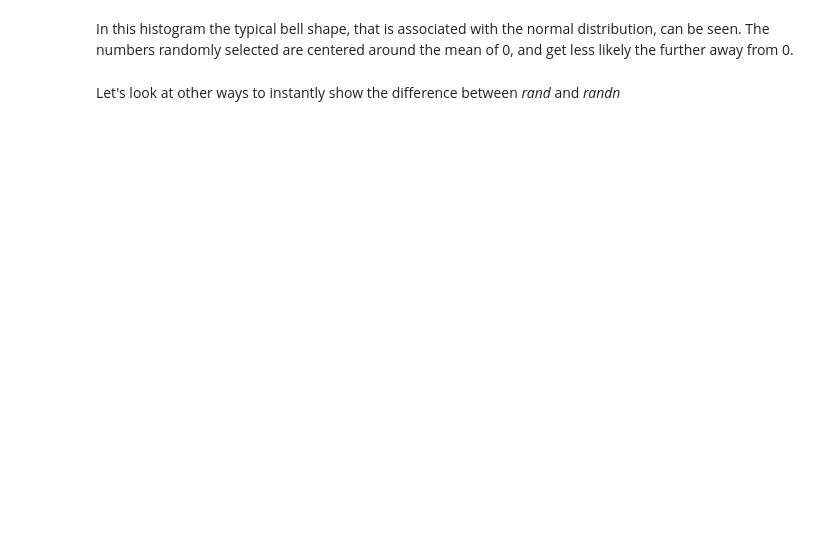
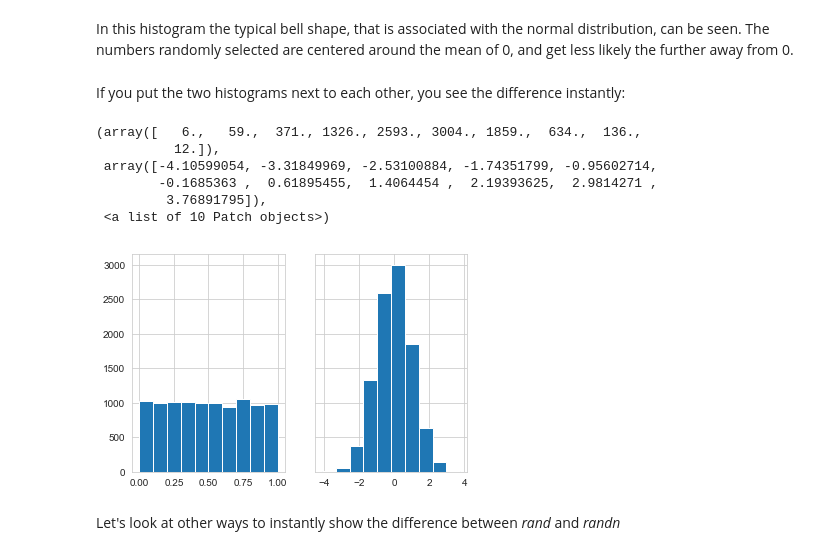
Before and after one commit to Ardvb/Numpy-random, a Jupyter notebook: Numpy-random.ipynb, the cells around one changed output. Drawn from its saved outputs; the diff is of its cells as text; code cells hidden in the pictures; blank space fills up the shorter version.

```diff
--- a/Numpy-random.ipynb
+++ b/Numpy-random.ipynb
@@ -92,5 +99,25 @@ plt.hist(x) # Plot the histogram
 # %% [markdown]
 In this histogram the typical bell shape, that is associated with the normal distribution, can be seen. The numbers randomly selected are centered around the mean of 0, and get less likely the further away from 0.
+# %% [markdown]
+If you put the two histograms next to each other, you see the difference instantly:
+# %%
+# Plotting 2 histograms side by side of rand and randint
+# Learned how to plot side by side here: https://matplotlib.org/3.1.1/gallery/statistics/hist.html
+x = np.random.rand(10000)
+y = np.random.randn(10000)
+
+fig, axs = plt.subplots(1, 2, sharey=True)
+
+axs[0].hist(x)
+axs[1].hist(y)
+# %% [output]
+(array([   6.,   59.,  371., 1326., 2593., 3004., 1859.,  634.,  136.,
+          12.]),
+ array([-4.10599054, -3.31849969, -2.53100884, -1.74351799, -0.95602714,
+        -0.1685363 ,  0.61895455,  1.4064454 ,  2.19393625,  2.9814271 ,
+         3.76891795]),
+ <a list of 10 Patch objects>)
+[figure, added]
 # %% [markdown]
 Let's look at other ways to instantly show the difference between <em>rand</em> and <em>randn</em>
 # %%
```
Also changed, not shown: parts of 43 cells of this notebook, 1 other file.
